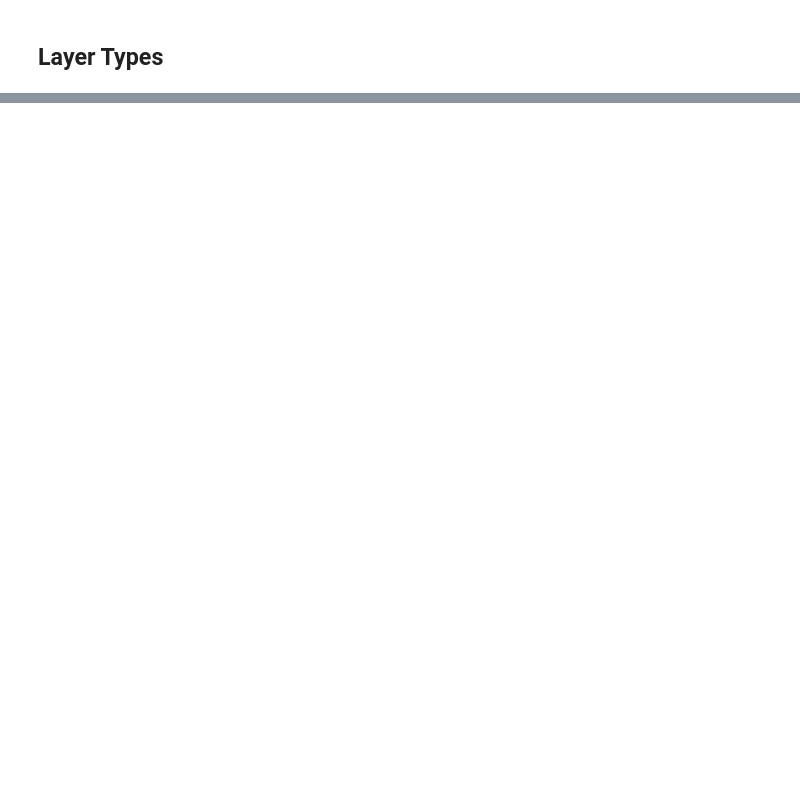
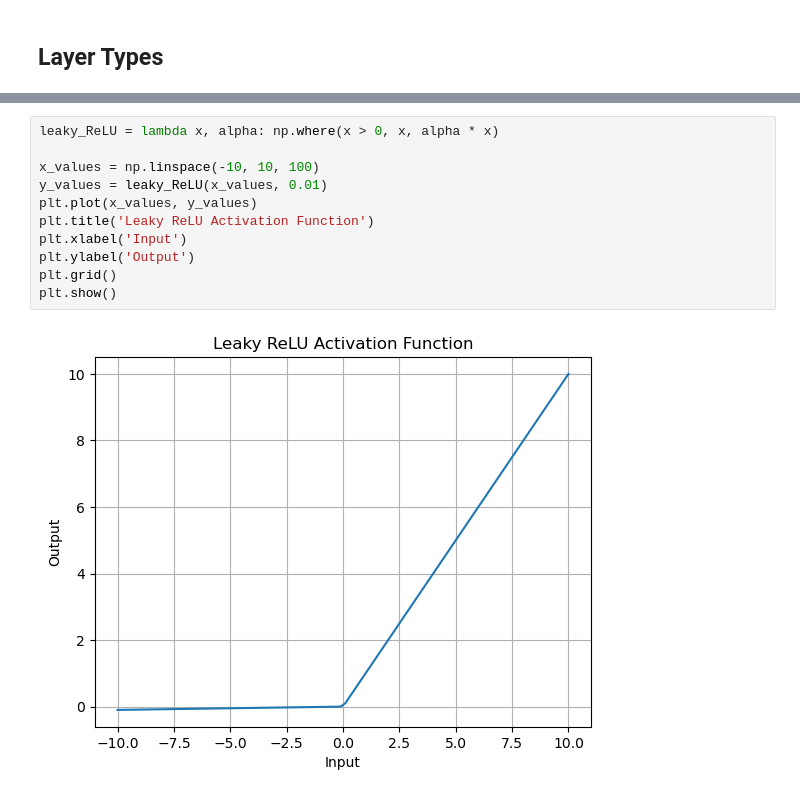
Before and after one commit to PaulToronto/Packt-PyTorch, a Jupyter notebook: Notebooks/1-3 - Foundations and Core Concepts of PyTorch - Deep Learning Introduction.ipynb, the cells around one changed output, grey strips where cells are left out. Drawn from its saved outputs; the diff is of its cells as text; blank space fills up the shorter version.

```diff
--- a/Notebooks/1-3 - Foundations and Core Concepts of PyTorch - Deep Learning Introduction.ipynb
+++ b/Notebooks/1-3 - Foundations and Core Concepts of PyTorch - Deep Learning Introduction.ipynb
@@ -203,0 +295,13 @@ Converged after 3 epochs
+# %%
+leaky_ReLU = lambda x, alpha: np.where(x > 0, x, alpha * x)
+
+x_values = np.linspace(-10, 10, 100)
+y_values = leaky_ReLU(x_values, 0.01)
+plt.plot(x_values, y_values)
+plt.title('Leaky ReLU Activation Function')
+plt.xlabel('Input')
+plt.ylabel('Output')
+plt.grid()
+plt.show()
+# %% [output]
+[figure, added]
```
Also changed, not shown: parts of 31 cells of this notebook, 2 other files.
